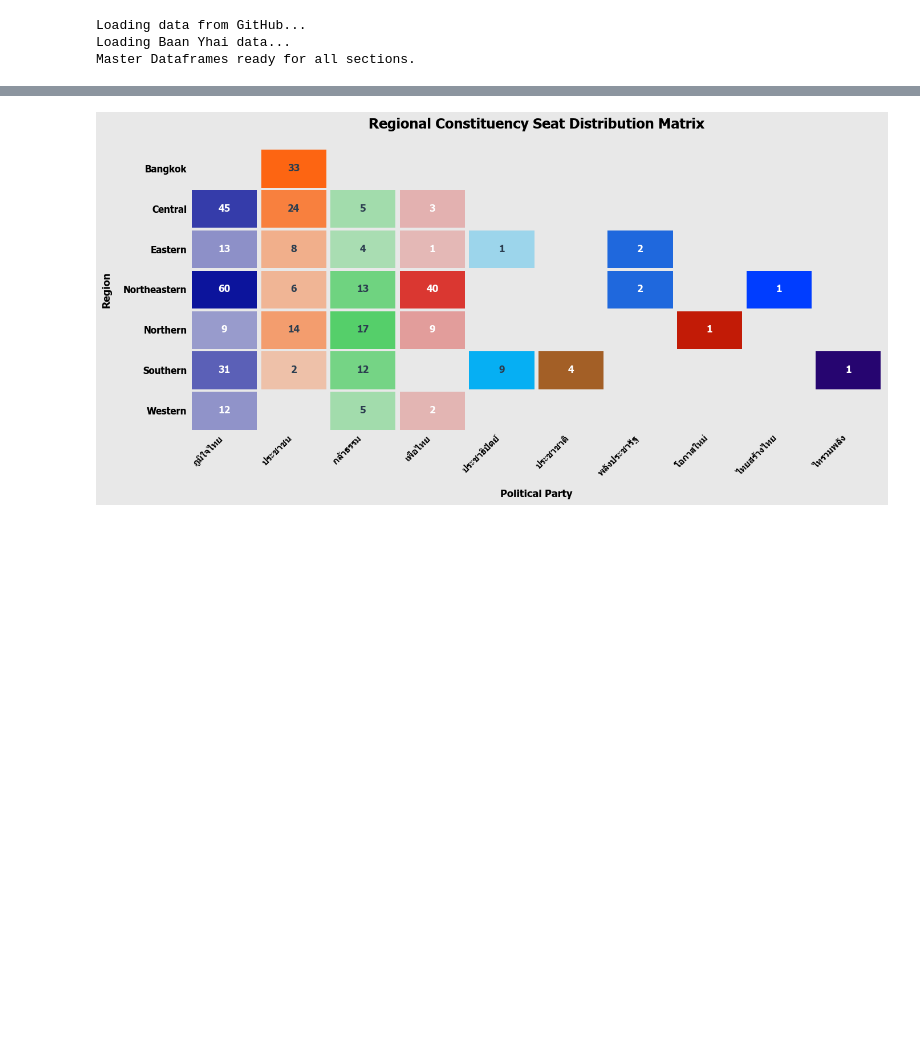
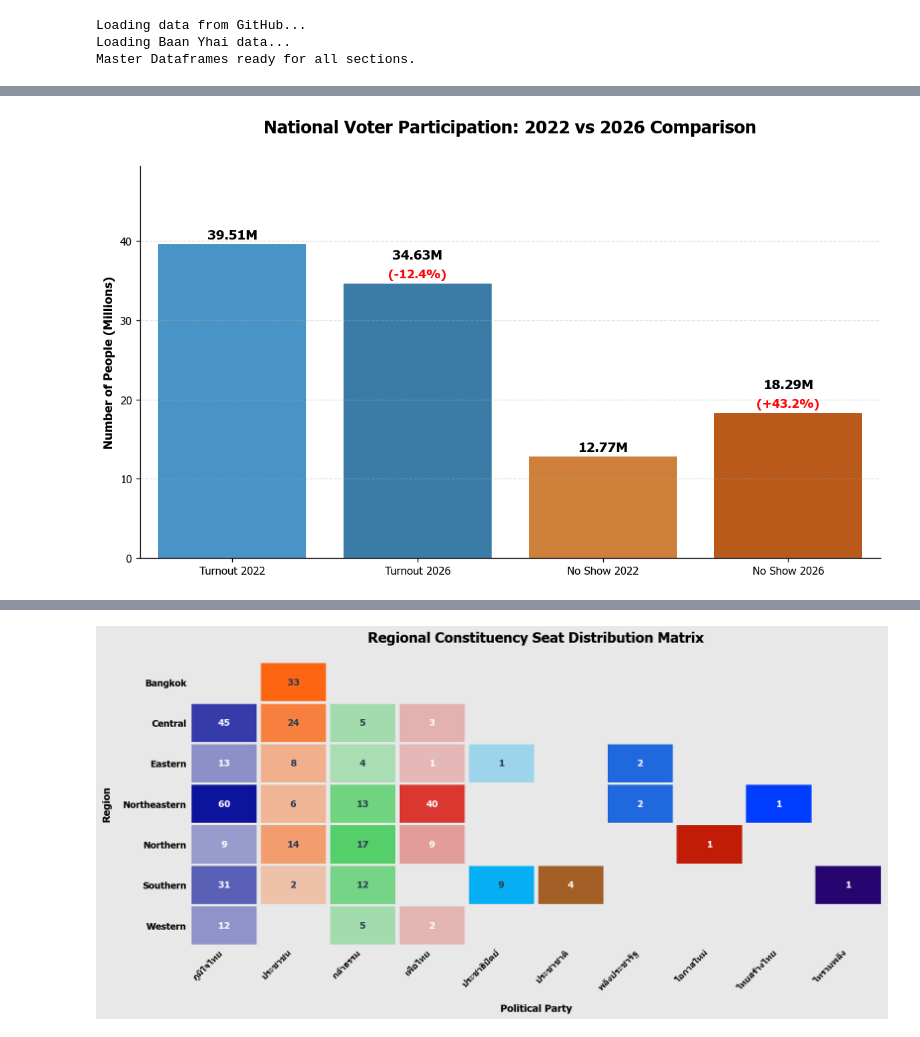
Before and after one commit to Gorszet/DADS5001_Election_2569, a Jupyter notebook: election_analysis69.ipynb, the cells around one changed output, grey strips where cells are left out. Saved outputs shown, nothing was run; the diff lists cells and outputs as text; code cells hidden in the pictures; blank space fills up the shorter version.

```diff
--- a/election_analysis69.ipynb
+++ b/election_analysis69.ipynb
@@ -203,0 +303,100 @@ Parsing JSONs and converting them into normalized CSV tables.
+# %%
+# Compare voter Y2022 vs Y2026
+
+# Data Election Y2022
+total_eligible_2022 = 52287045
+total_turnout_2022 = 39514973
+total_no_show_2022 = total_eligible_2022 - total_turnout_2022
+valid_votes_2022 = 37190071
+invalid_votes_2022 = 1457889
+total_no_vote_2022 = 482258
+
+plt.rcParams['figure.dpi'] = 120
+plt.rcParams['font.family'] = 'Tahoma'
+BG_COLOR = '#ffffff'
+
+# Figure 1: Voter Turnout Comparison (2022 vs 2026)
+plt.figure(figsize=(10, 6), facecolor=BG_COLOR)
+ax_compare = plt.gca()
+ax_compare.set_facecolor(BG_COLOR)
+
+cat_compare = ['Turnout 2022', 'Turnout 2026', 'No Show 2022', 'No Show 2026']
+val_compare = [total_turnout_2022, total_turnout, total_no_show_2022, total_no_show]
+val_compare_m = [v / 1_000_000 for v in val_compare]
+color_compare = ['#3498db', '#2980b9', '#e67e22', '#d35400'] # ไล่โทนสีให้ดูโมเดิร์นขึ้น
+
+sns.barplot(x=cat_compare, y=val_compare_m, palette=color_compare, linewidth=0.8)
+
+for i, v_m in enumerate(val_compare_m):
+    offset_main = max(val_compare_m) * 0.07
+    offset_pct = max(val_compare_m) * 0.01
+
+    if i % 2 == 1:  # เฉพาะข้อมูลปี 2026 (เพื่อเทียบกับปี 2022)
+        prev_v = val_compare[i-1]
+        pct = ((val_compare[i] - prev_v) / prev_v) * 100
+
+        # No Show เพิ่ม = แดง | Turnout ลด = แดง
+        is_no_show = 'No Show' in cat_compare[i]
+        color_pct = 'red' if (pct > 0 if is_no_show else pct < 0) else 'green'
+
+        ax_compare.text(i, v_m + offset_main, f"{v_m:,.2f}M",
+                        ha='center', va='bottom', fontsize=12, fontweight='bold', color='black')
+        ax_compare.text(i, v_m + offset_pct, f"({pct:+.1f}%)",
+                        ha='center', va='bottom', fontsize=11, fontweight='bold', color=color_pct)
+    else:
+        ax_compare.text(i, v_m + offset_pct, f"{v_m:,.2f}M",
+                        ha='center', va='bottom', fontsize=12, fontweight='bold', color='black')
+
+plt.title('National Voter Participation: 2022 vs 2026 Comparison',
+          fontsize=16, fontweight='bold', pad=30, x=0.5, loc='center')
+plt.ylabel('Number of People (Millions)', fontsize=11, fontweight='bold')
+plt.ylim(0, max(val_compare_m) * 1.25)
+ax_compare.yaxis.grid(True, linestyle='--', alpha=0.4)
+sns.despine()
+plt.tight_layout()
+# plt.savefig('1.2 participation 2022 vs 2026.png', dpi=120)
+plt.show()
+
+# 2. Vote Type Comparison (2022 vs 2026)
+plt.figure(figsize=(11, 6), facecolor=BG_COLOR)
+ax_vote_type = plt.gca()
+ax_vote_type.set_facecolor(BG_COLOR)
+
+cat_vote_type = ['Valid 2022', 'Valid 2026', 'Invalid 2022', 'Invalid 2026', 'No Vote 2022', 'No Vote 2026']
+val_vote_type = [valid_votes_2022, total_valid, invalid_votes_2022, total_invalid, total_no_vote_2022, total_no_vote]
+val_vote_type_m = [v / 1_000_000 for v in val_vote_type] # ปรับเป็นหน่วยล้านเหมือนกันเพื่อความ Consistent
+color_vote_type = ['#2ecc71', '#27ae60', '#e74c3c', '#c0392b', '#f39c12', '#d35400']
+
+sns.barplot(x=cat_vote_type, y=val_vote_type_m, palette=color_vote_type, linewidth=0.8)
+
+for i, v_m in enumerate(val_vote_type_m):
+    offset_main = max(val_vote_type_m) * 0.08
+    offset_pct = max(val_vote_type_m) * 0.01
+
+    if i % 2 == 1:  # เฉพาะปี 2026
+        prev_v_raw = val_vote_type[i-1]
+        pct = ((val_vote_type[i] - prev_v_raw) / prev_v_raw) * 100
+
+        # Invalid หรือ No Vote เพิ่ม (>0) = แดง | Valid ลด (<0) = แดง
+        is_bad_type = ('Invalid' in cat_vote_type[i]) or ('No Vote' in cat_vote_type[i])
+        color_pct = 'red' if (pct > 0 if is_bad_type else pct < 0) else 'green'
+
+        ax_vote_type.text(i, v_m + offset_main, f"{v_m:,.2f}M",
+                          ha='center', va='bottom', fontsize=12, fontweight='bold', color='black')
+        ax_vote_type.text(i, v_m + offset_pct, f"({pct:+.1f}%)",
+                          ha='center', va='bottom', fontsize=10, fontweight='bold', color=color_pct)
+    else:
+        ax_vote_type.text(i, v_m + offset_pct, f"{v_m:,.2f}M",
+                          ha='center', va='bottom', fontsize=12, fontweight='bold', color='black')
+
+plt.title('Election Ballot Classification: 2022 vs 2026 Comparison',
+          fontsize=16, fontweight='bold', pad=30, x=0.5, loc='center')
+plt.ylabel('Number of Ballots (Millions)', fontsize=11, fontweight='bold')
+plt.ylim(0, max(val_vote_type_m) * 1.3)
+ax_vote_type.yaxis.grid(True, linestyle='--', alpha=0.4)
+sns.despine()
+plt.tight_layout()
+# plt.savefig('1.3 ballot classification 2022 vs 2026.png', dpi=120)
+plt.show()
+# %% [output]
+[figure, added]
```
Also changed, not shown: parts of 15 cells of this notebook.
